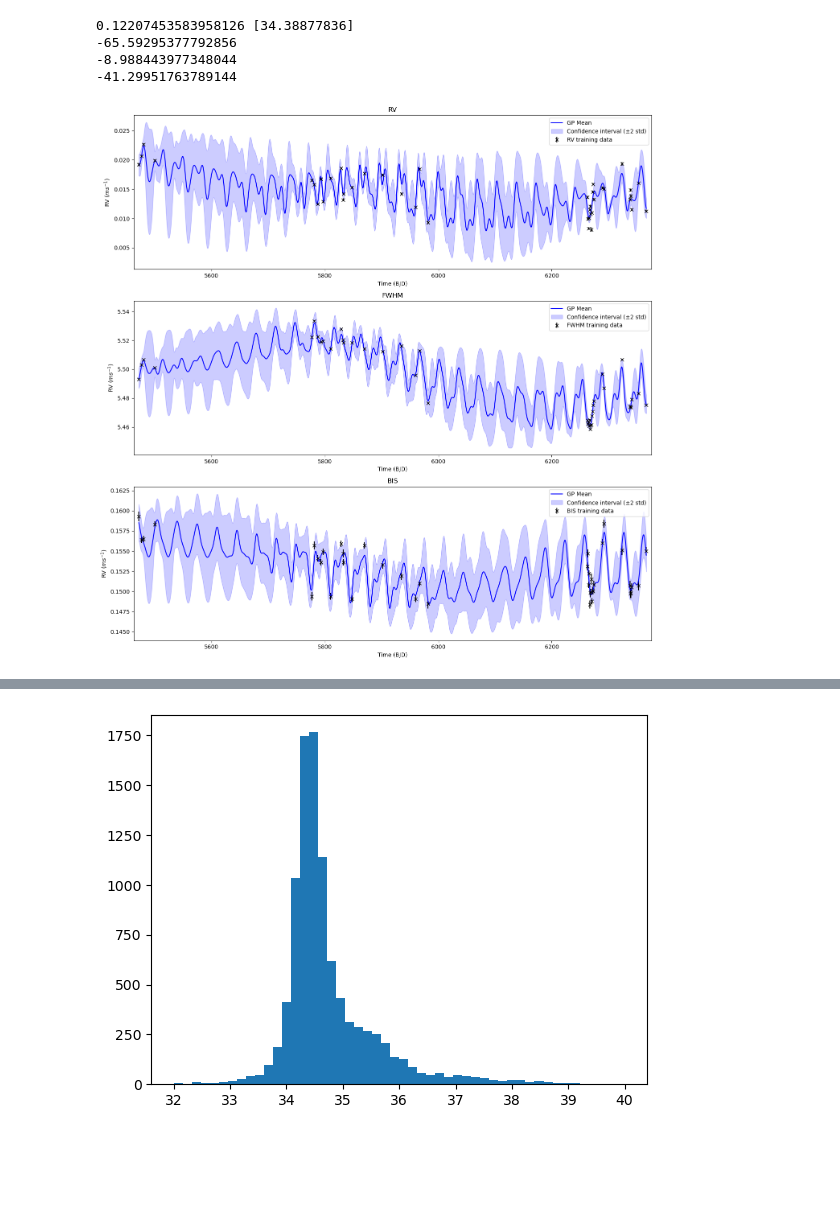
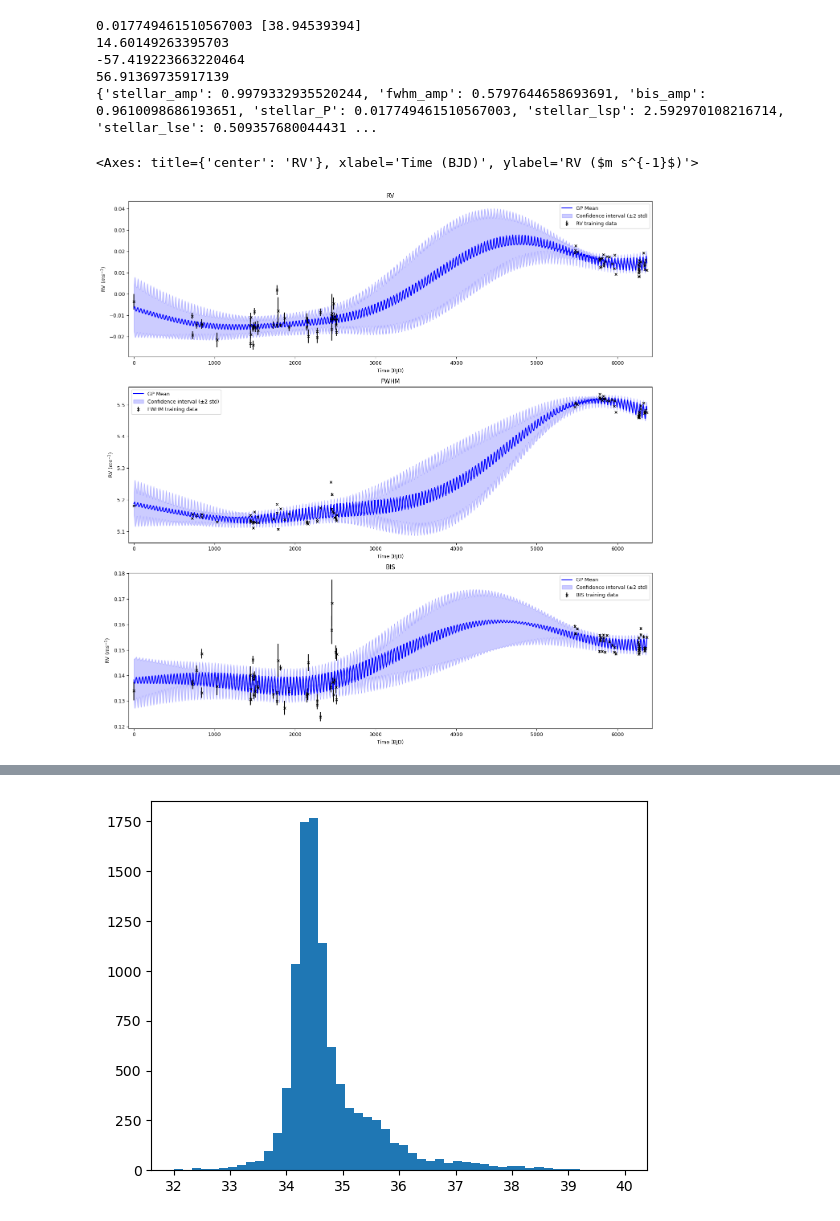
Before and after one commit to adnansiddiquei/exoplanet_search, a Jupyter notebook: src/q2/Prelim_results.ipynb, the cells around one changed output, grey strips where cells are left out. Saved outputs shown, nothing was run; the diff lists cells and outputs as text; code cells hidden in the pictures; blank space fills up the shorter version.

Commit message:
Completed q2 up to finding 1 planet.

```diff
--- a/src/q2/Prelim_results.ipynb
+++ b/src/q2/Prelim_results.ipynb
@@ -133,16 +217,24 @@ def residual_plot(kernel, time, rv, rv_err, time_scaler):
     plt.tight_layout()
     plt.show()
 # %%
-np.random.seed(42)
+np.random.seed(45)
 gp = StellarAndPlanetGP(time, y, y_err, num_planets=0)
 result = gp.fit(
-    bounds={'stellar_P': (21, 41) / time_scaler.scale_}
+    # initial_theta={key: 1.0 for key in gp.params_keys},
+    bounds={'stellar_P': (21, 41) / time_scaler.scale_},
+    # initial_theta={'stellar_amp': 20}
 )
 print(gp.model_params['stellar_P'], gp.model_params['stellar_P'] * time_scaler.scale_)
-triple_plot(gp.kernels, time, y, y_err, time_scaler, y_scalers)
+fig = triple_plot(gp.kernels, time, y, y_err, time_scaler, y_scalers)
+# plt.savefig('./0planets.png')
+# plt.show()
+print(gp.model_params)
+plt.subplot(3, 1, 1)
 # %% [output]
-0.12207453583958126 [34.38877836]
--65.59295377792856
--8.988443977348044
--41.29951763789144
+0.017749461510567003 [38.94539394]
+14.60149263395703
+-57.419223663220464
+56.91369735917139
+{'stellar_amp': 0.9979332935520244, 'fwhm_amp': 0.5797644658693691, 'bis_amp': 0.9610098686193651, 'stellar_P': 0.017749461510567003, 'stellar_lsp': 2.592970108216714, 'stellar_lse': 0.509357680044431 ...
+<Axes: title={'center': 'RV'}, xlabel='Time (BJD)', ylabel='RV ($m s^{-1}$)'>
-[figure, old version]
+[figure, new version]
```
Also changed, not shown: parts of 28 cells of this notebook, 7 other files.
